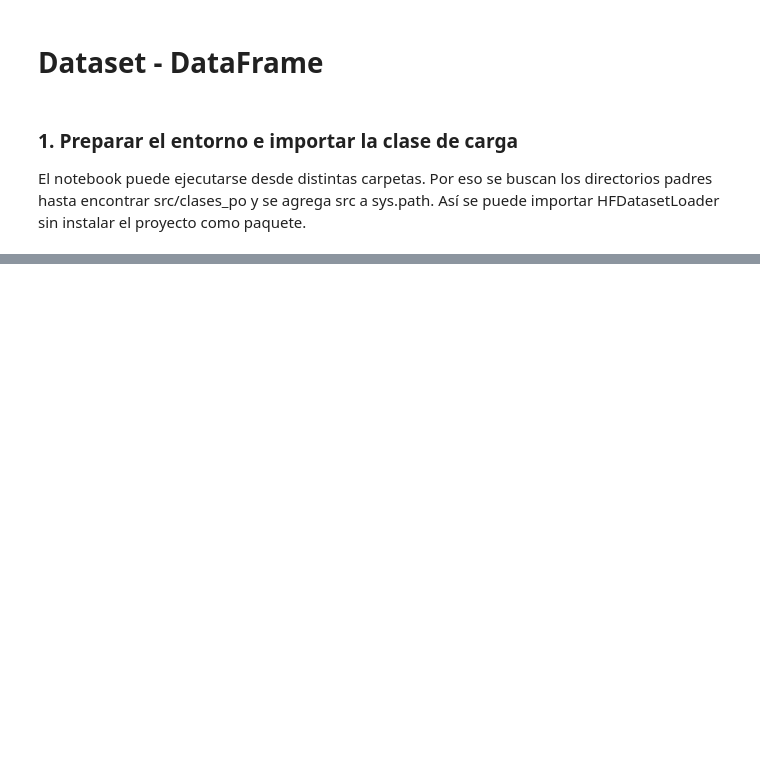
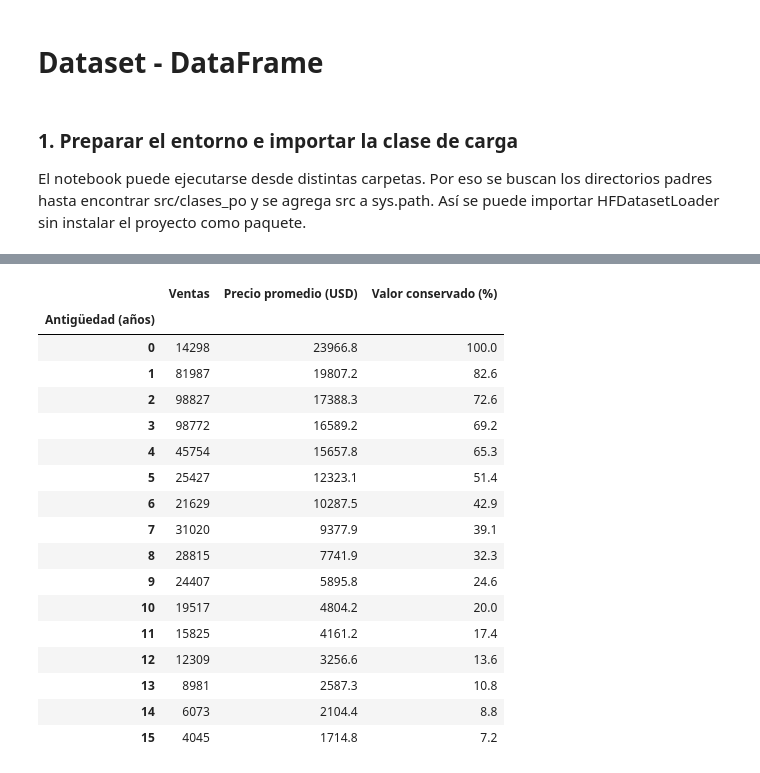
Before and after one commit to chonto329/Machine-Learning-, a Jupyter notebook: src/carga_datos/EA3_Transformacion_Enriquecimiento.ipynb, the cells around one changed output, grey strips where cells are left out. Saved outputs shown, nothing was run; the diff lists cells and outputs as text; code cells hidden in the pictures; blank space fills up the shorter version.

```diff
--- a/src/carga_datos/EA3_Transformacion_Enriquecimiento.ipynb
+++ b/src/carga_datos/EA3_Transformacion_Enriquecimiento.ipynb
@@ -192,0 +354,26 @@ nulos_finales = df_prepared.isnull().sum().to_dict()
+# %%
+p1 = df[df["antiguedad"] <= 15].groupby("antiguedad")["precio_venta"].agg(["count", "mean"])
+p1.columns = ["Ventas", "Precio promedio (USD)"]
+p1["Valor conservado (%)"] = p1["Precio promedio (USD)"] / p1["Precio promedio (USD)"].iloc[0] * 100
+p1 = p1.round(1).rename_axis("Antigüedad (años)")
+
+p1
+# %% [output]
+|  | Ventas | Precio promedio (USD) | Valor conservado (%) |
+| Antigüedad (años) |  |  |  |
+| 0 | 14298 | 23966.8 | 100.0 |
+| 1 | 81987 | 19807.2 | 82.6 |
+| 2 | 98827 | 17388.3 | 72.6 |
+| 3 | 98772 | 16589.2 | 69.2 |
+| 4 | 45754 | 15657.8 | 65.3 |
+| 5 | 25427 | 12323.1 | 51.4 |
+| 6 | 21629 | 10287.5 | 42.9 |
+| 7 | 31020 | 9377.9 | 39.1 |
+| 8 | 28815 | 7741.9 | 32.3 |
+| 9 | 24407 | 5895.8 | 24.6 |
+| 10 | 19517 | 4804.2 | 20.0 |
+| 11 | 15825 | 4161.2 | 17.4 |
+| 12 | 12309 | 3256.6 | 13.6 |
+| 13 | 8981 | 2587.3 | 10.8 |
+| 14 | 6073 | 2104.4 | 8.8 |
+| 15 | 4045 | 1714.8 | 7.2 |
```
Also changed, not shown: parts of 52 cells of this notebook.
